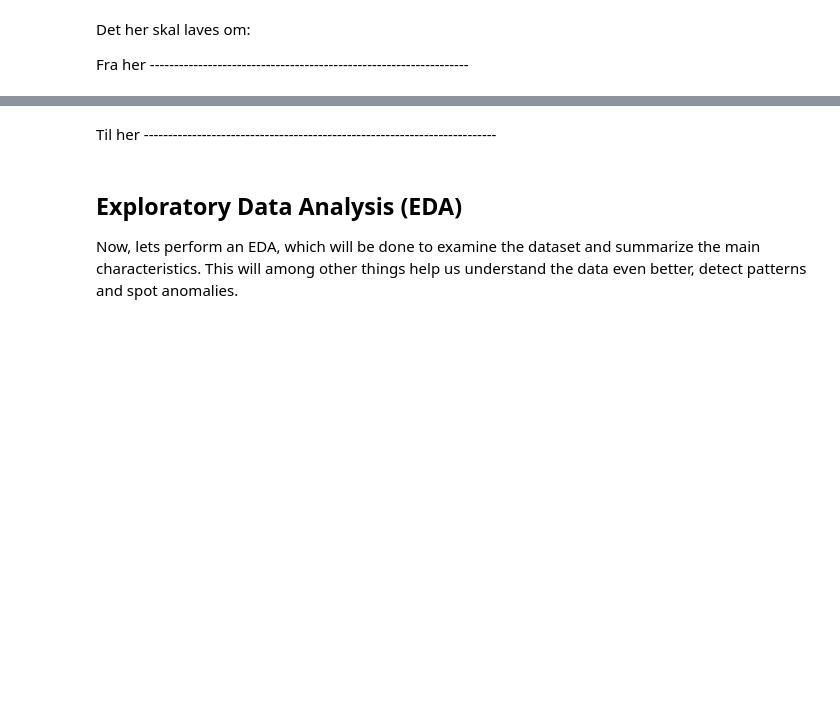
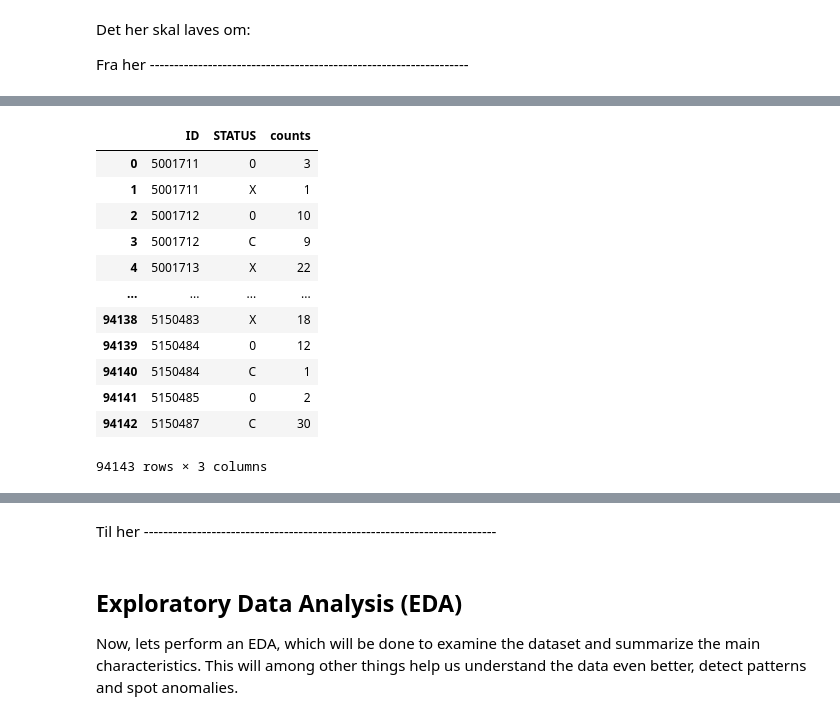
Before and after one commit to DataYankie/CreditCardApproval, a Jupyter notebook: CreditCardApproval.ipynb, the cells around one changed output, grey strips where cells are left out. Drawn from its saved outputs; the diff is of its cells as text; code cells hidden in the pictures; blank space fills up the shorter version.

```diff
--- a/CreditCardApproval.ipynb
+++ b/CreditCardApproval.ipynb
@@ -282,3 +301,19 @@ Fra her ------------------------------------------------------------------
+# %%
+credit_record_df.groupby(['ID', 'STATUS']).size().reset_index(name='counts')
+# %% [output]
+|  | ID | STATUS | counts |
+| 0 | 5001711 | 0 | 3 |
+| 1 | 5001711 | X | 1 |
+| 2 | 5001712 | 0 | 10 |
+| 3 | 5001712 | C | 9 |
+| 4 | 5001713 | X | 22 |
+| ... | ... | ... | ... |
+| 94138 | 5150483 | X | 18 |
+| 94139 | 5150484 | 0 | 12 |
+| 94140 | 5150484 | C | 1 |
+| 94141 | 5150485 | 0 | 2 |
+| 94142 | 5150487 | C | 30 |
+94143 rows × 3 columns
 # %%
 # find all users' account open month.
 begin_month=pd.DataFrame(credit_record_df.groupby(["ID"])["MONTHS_BALANCE"].agg(min))
```
Also changed, not shown: parts of 2 cells of this notebook.
